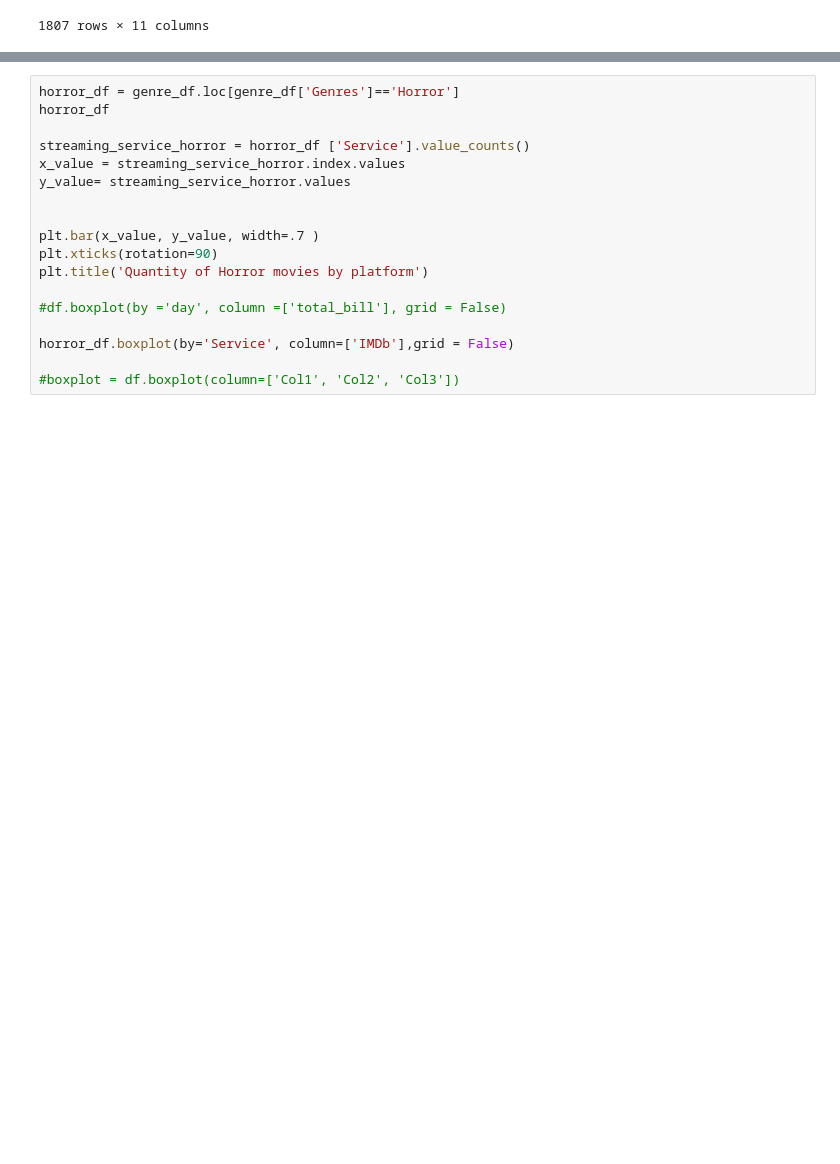
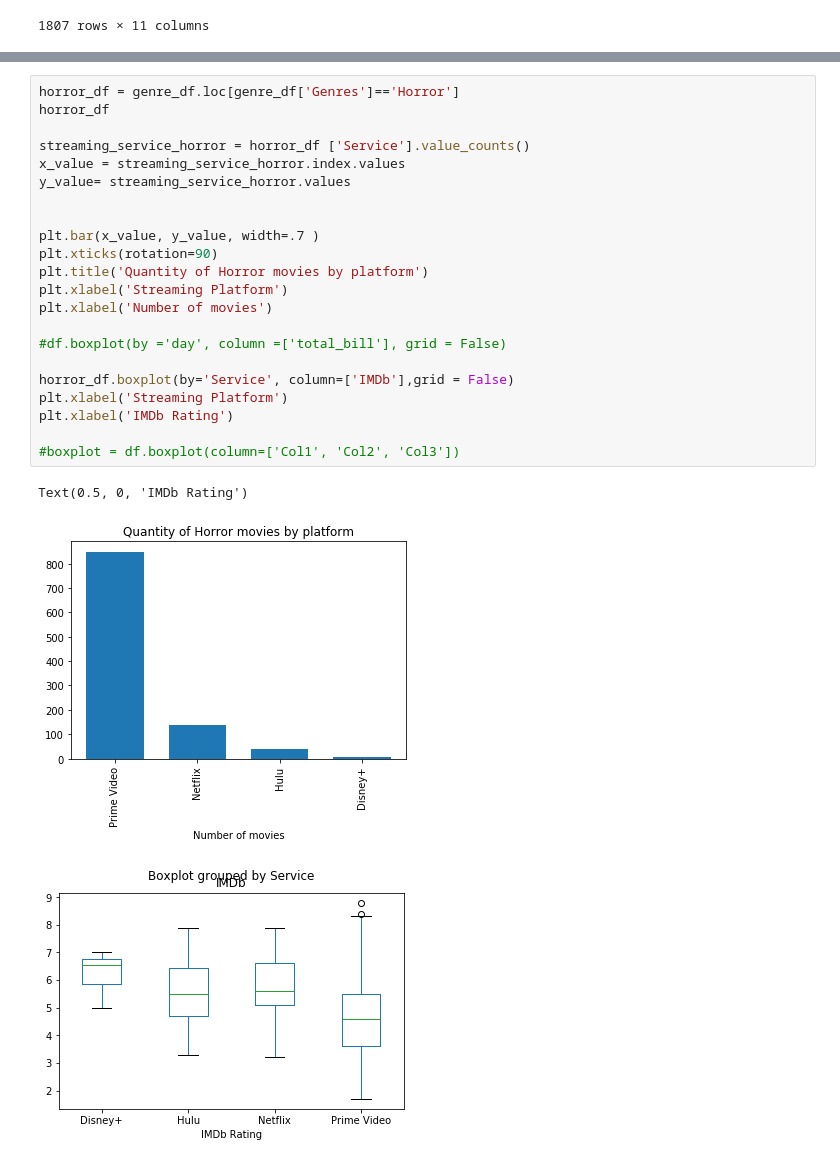
Before and after one commit to RoLDT/project-one-nesfils, a Jupyter notebook: LEO2.ipynb, the cells around one changed output, grey strips where cells are left out. Saved outputs shown, nothing was run; the diff lists cells and outputs as text; blank space fills up the shorter version.

```diff
--- a/LEO2.ipynb
+++ b/LEO2.ipynb
@@ -486,18 +528,26 @@ romance_df.boxplot(by='Service', column=['IMDb'],grid = False)
 # %%
 horror_df = genre_df.loc[genre_df['Genres']=='Horror']
 horror_df
 
 streaming_service_horror = horror_df ['Service'].value_counts()
 x_value = streaming_service_horror.index.values
 y_value= streaming_service_horror.values
 
 
 plt.bar(x_value, y_value, width=.7 )
 plt.xticks(rotation=90)
 plt.title('Quantity of Horror movies by platform')
+plt.xlabel('Streaming Platform')
+plt.xlabel('Number of movies')
 
 #df.boxplot(by ='day', column =['total_bill'], grid = False)
 
 horror_df.boxplot(by='Service', column=['IMDb'],grid = False)
+plt.xlabel('Streaming Platform')
+plt.xlabel('IMDb Rating')
 
 #boxplot = df.boxplot(column=['Col1', 'Col2', 'Col3'])
+# %% [output]
+Text(0.5, 0, 'IMDb Rating')
+[figure, added]
+[figure, added]
```
Also changed, not shown: parts of 10 cells of this notebook.
